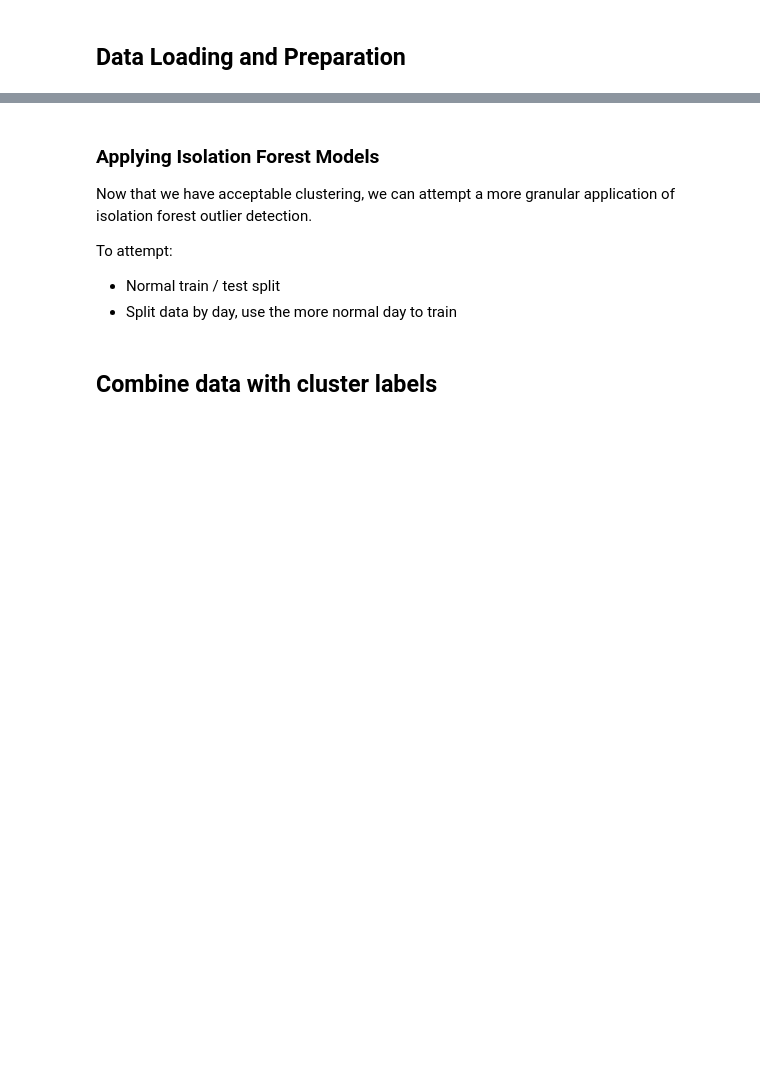
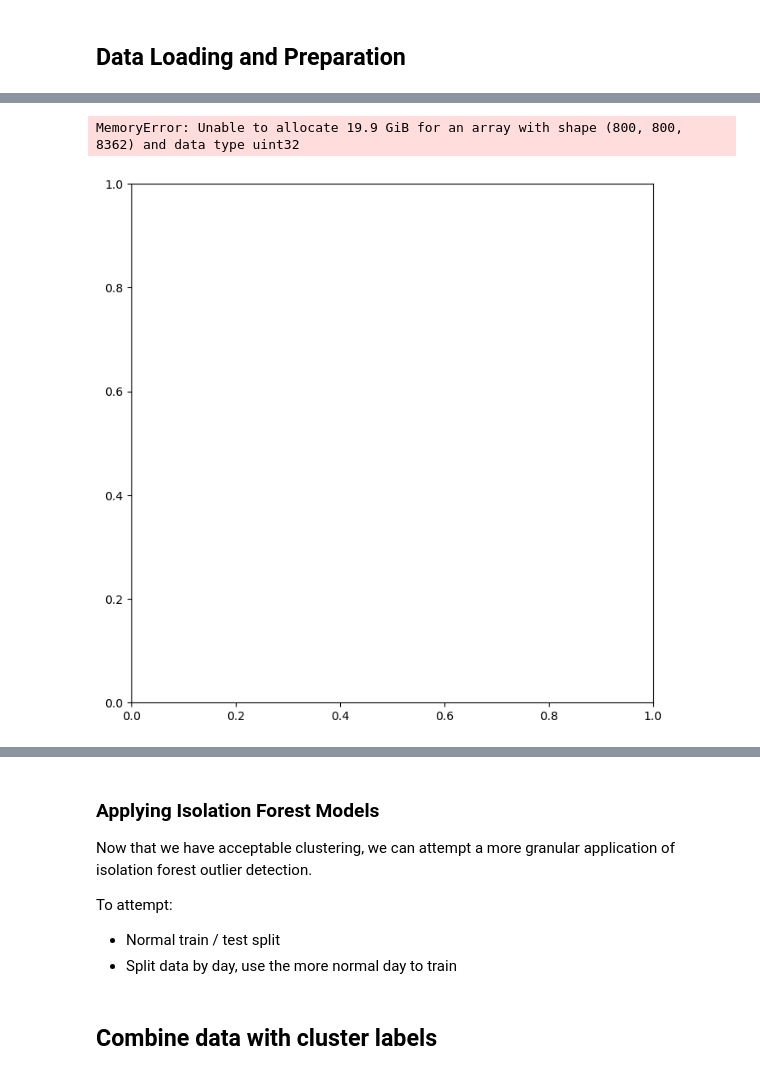
Before and after one commit to fresh-seaway/credit_card_fraud_project, a Jupyter notebook: notebooks/6_hybrid_hdb_iso.ipynb, the cells around one changed output, grey strips where cells are left out. Drawn from its saved outputs; the diff is of its cells as text; code cells hidden in the pictures; blank space fills up the shorter version.

Commit message:
UMAP implemented in gridsearch

```diff
--- a/notebooks/6_hybrid_hdb_iso.ipynb
+++ b/notebooks/6_hybrid_hdb_iso.ipynb
@@ -75,3 +15,0 @@ def hdbscan_clustering(X, params):
-# %%
-params = {}
-clusters = hdbscan_clustering(df, params)
@@ -187,0 +147,28 @@ array([-1, -1, -1, ..., -1, -1, -1])
+# %%
+import itertools
+
+def cluster_grid_search(X, param_grid, label_df):
+
+    """
+    Accepts X, a parameter grid, and a dataframe with class labels and conducts
+    a HDBScan model grid search.
+
+    Uses the defined hdbscan_clustering and analyze_clusters function to train, assess, and log data on each parameter set.
+    """
+
+    # Extract parameters and generate all combinations
+    keys, values = zip(*param_grid.items())
+    iter_param = [dict(zip(keys, combo)) for combo in itertools.product(*values)]
+
+
+    # Execute Grid Search
+    combinations = len(iter_param)
+    logger.info(f"Grid Search Initiated | Combinations to attempt: {combinations}")
+    counter = 1
+
+    for p in iter_param:
+        logger.info(f"Search {counter} / {combinations}")
+        cluster_labels = hdbscan_clustering(X, p, logging = False)
+        analyze_clusters(p, label_df, cluster_labels)
+        plot_umap_projection(X, cluster_labels, counter)
+        counter += 1
@@ -187,0 +181,12 @@ array([-1, -1, -1, ..., -1, -1, -1])
+# %%
+## Run Grid Search
+param_grid = {
+        'min_cluster_size': [2],
+        'min_samples': [1],
+        'cluster_selection_epsilon': [1.5, 1.6],
+    }
+
+cluster_grid_search(df, param_grid, label_df)
+# %% [output]
+MemoryError: Unable to allocate 19.9 GiB for an array with shape (800, 800, 8362) and data type uint32
+[figure, added]
```
Also changed, not shown: parts of 39 cells of this notebook, 50 other files.
